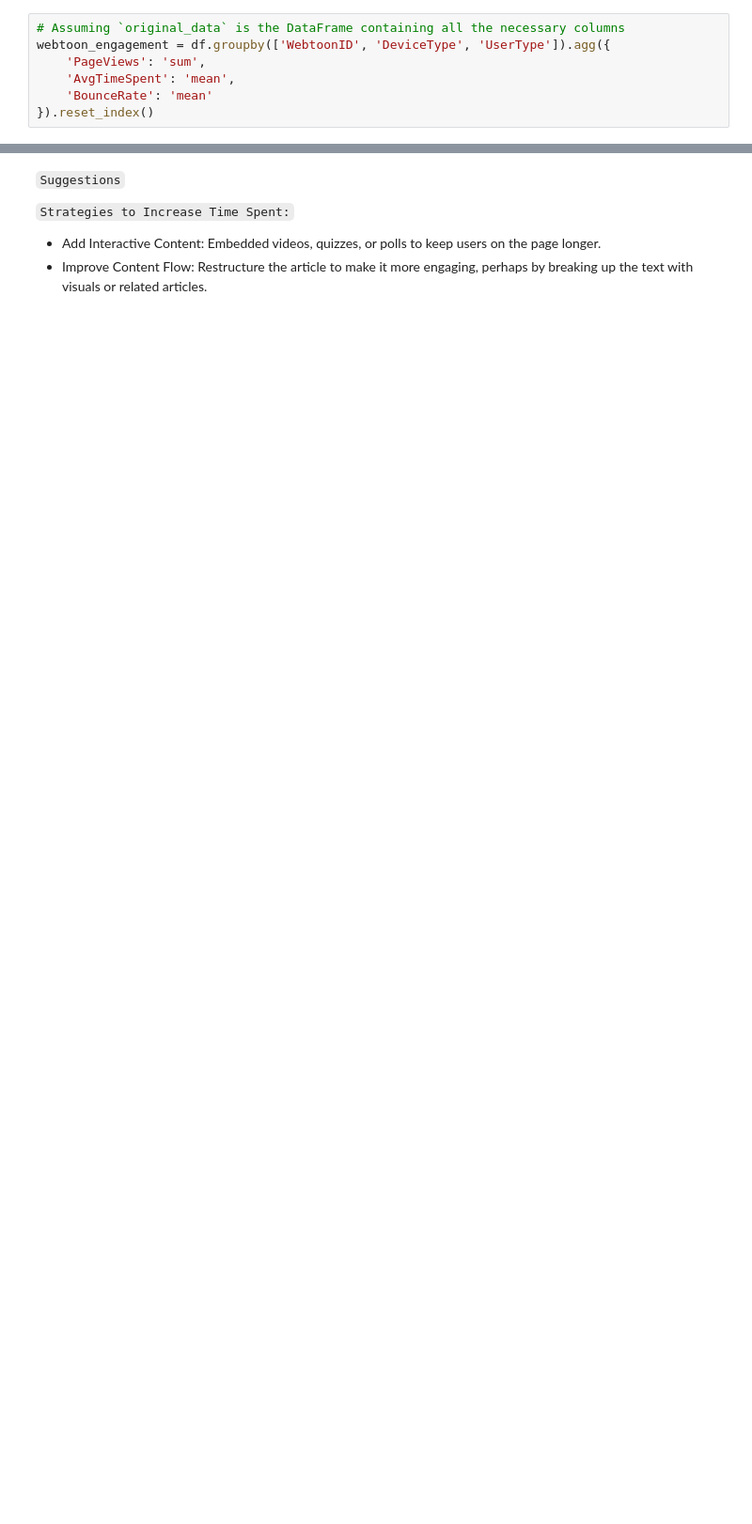
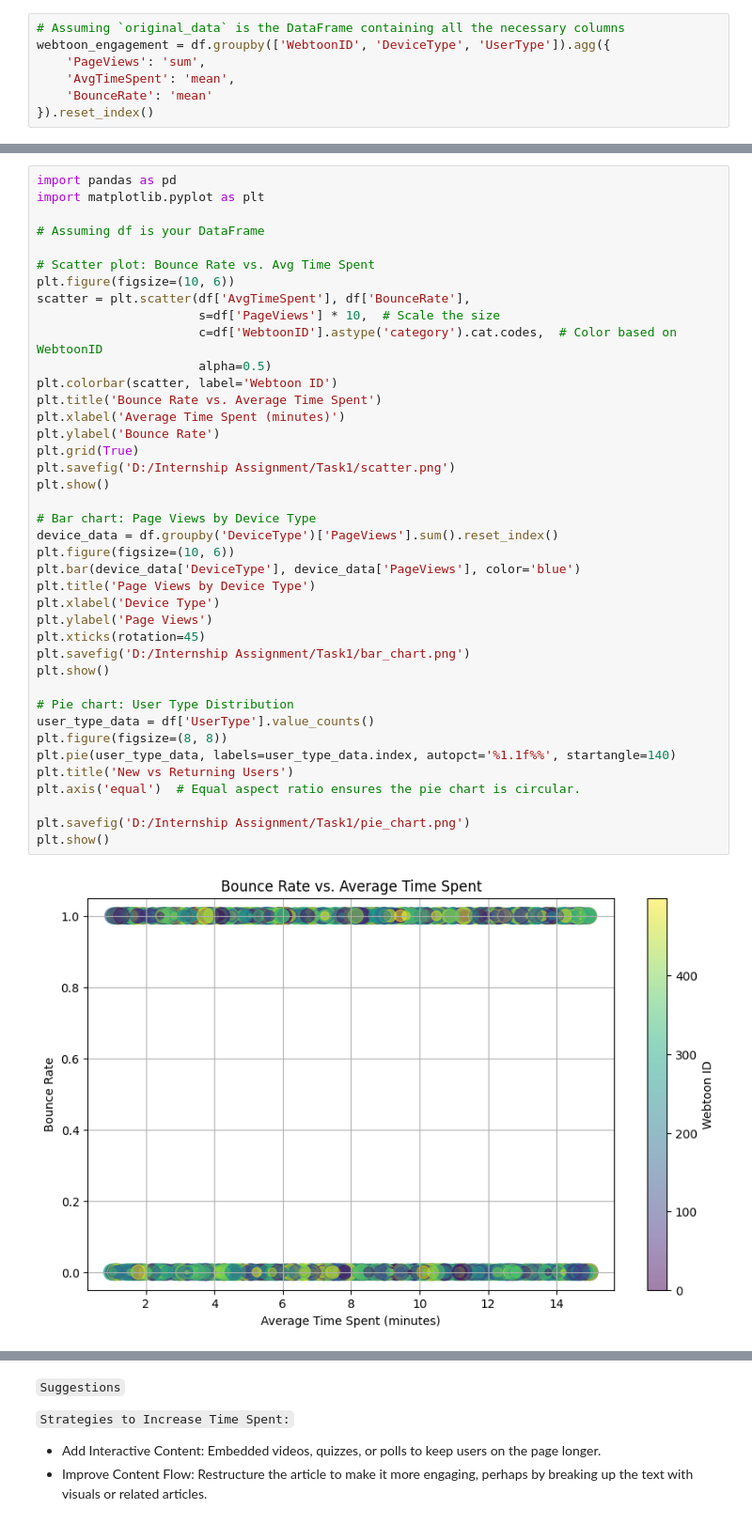
Before and after one commit to sris-14/user-engagement-analysis, a Jupyter notebook: Task1/data.ipynb, the cells around one changed output, grey strips where cells are left out. Shown at 94% size. Saved outputs shown, nothing was run; the diff lists cells and outputs as text; blank space fills up the shorter version.

```diff
--- a/Task1/data.ipynb
+++ b/Task1/data.ipynb
@@ -463,0 +406,42 @@ if __name__ == '__main__':
+# %%
+import pandas as pd
+import matplotlib.pyplot as plt
+
+# Assuming df is your DataFrame
+
+# Scatter plot: Bounce Rate vs. Avg Time Spent
+plt.figure(figsize=(10, 6))
+scatter = plt.scatter(df['AvgTimeSpent'], df['BounceRate'],
+                      s=df['PageViews'] * 10,  # Scale the size
+                      c=df['WebtoonID'].astype('category').cat.codes,  # Color based on WebtoonID
+                      alpha=0.5)
+plt.colorbar(scatter, label='Webtoon ID')
+plt.title('Bounce Rate vs. Average Time Spent')
+plt.xlabel('Average Time Spent (minutes)')
+plt.ylabel('Bounce Rate')
+plt.grid(True)
+plt.savefig('D:/Internship Assignment/Task1/scatter.png')
+plt.show()
+
+# Bar chart: Page Views by Device Type
+device_data = df.groupby('DeviceType')['PageViews'].sum().reset_index()
+plt.figure(figsize=(10, 6))
+plt.bar(device_data['DeviceType'], device_data['PageViews'], color='blue')
+plt.title('Page Views by Device Type')
+plt.xlabel('Device Type')
+plt.ylabel('Page Views')
+plt.xticks(rotation=45)
+plt.savefig('D:/Internship Assignment/Task1/bar_chart.png')
+plt.show()
+
+# Pie chart: User Type Distribution
+user_type_data = df['UserType'].value_counts()
+plt.figure(figsize=(8, 8))
+plt.pie(user_type_data, labels=user_type_data.index, autopct='%1.1f%%', startangle=140)
+plt.title('New vs Returning Users')
+plt.axis('equal')  # Equal aspect ratio ensures the pie chart is circular.
+
+plt.savefig('D:/Internship Assignment/Task1/pie_chart.png')
+plt.show()
+# %% [output]
+[figure, added]
```
Also changed, not shown: parts of 4 cells of this notebook, 10 other files.
